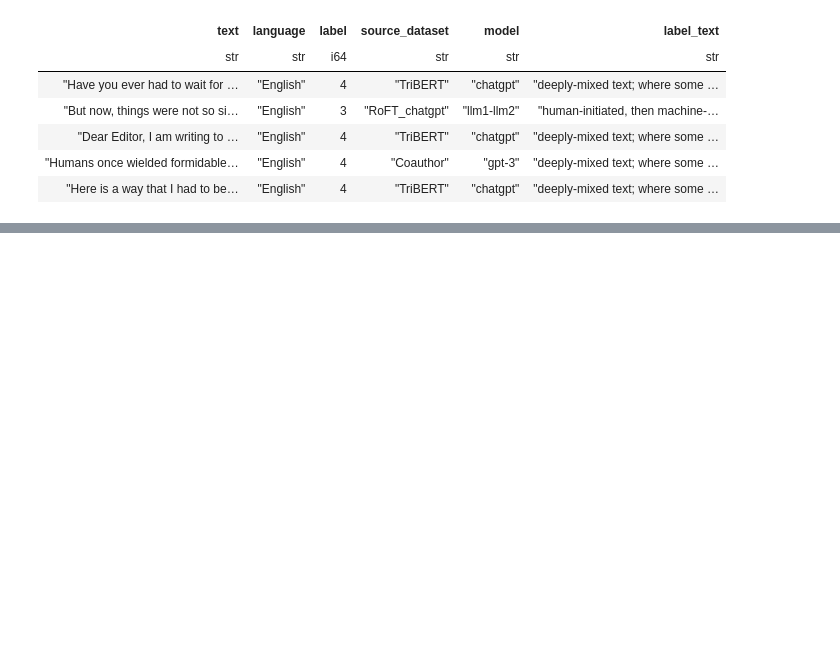
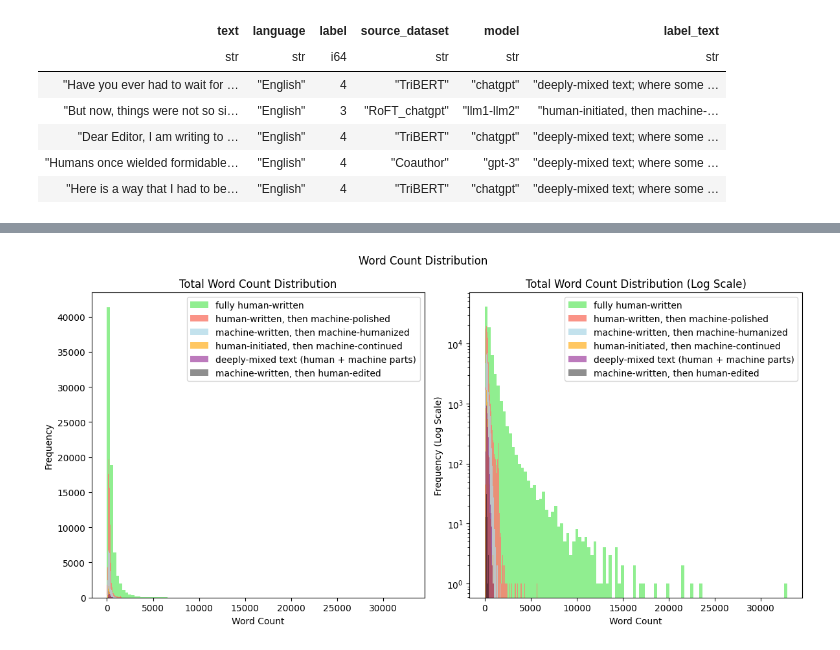
Before and after one commit to max-seeli/steely, a Jupyter notebook: src/steely/eda.ipynb, the cells around one changed output, grey strips where cells are left out. Drawn from its saved outputs; the diff is of its cells as text; code cells hidden in the pictures; blank space fills up the shorter version.

```diff
--- a/src/steely/eda.ipynb
+++ b/src/steely/eda.ipynb
@@ -189,0 +231,34 @@ shape: (5, 6)
+# %%
+word_counts = train_df["text"].str.split(" ").list
+word_counts = pl.DataFrame({
+    "total": word_counts.len(),
+    "unique": word_counts.n_unique(),
+})
+label_word_counts = word_counts.with_columns(train_df["label"])
+# %%
+colors = ["lightgreen", "salmon", "lightblue", "orange", "purple", "black"]
+# %%
+fig, axes = plt.subplots(1, 2, figsize=(12, 6))
+# Plot histogram of total word counts for each label
+for i, label in enumerate(labels):
+    axes[0].hist(label_word_counts.filter(pl.col("label") == i).select(pl.col("total")), bins=100, alpha=math.pow(0.85,i), label=labels[i], color=colors[i])
+axes[0].set_title("Total Word Count Distribution")
+axes[0].set_xlabel("Word Count")
+axes[0].set_ylabel("Frequency")
+axes[0].legend()
+# Plot histogram of total word counts for each label (log scale)
+#axes[1].hist(label_word_counts.filter(pl.col("label") == 0).select(pl.col("total")), bins=250, color="lightgreen", alpha=1, label="Human")
+#axes[1].hist(label_word_counts.filter(pl.col("label") == 1).select(pl.col("total")), bins=250, color="salmon", alpha=0.7, label="AI")
+for i, label in enumerate(labels):
+    axes[1].hist(label_word_counts.filter(pl.col("label") == i).select(pl.col("total")), bins=100, alpha=math.pow(0.85,i), label=labels[i], color=colors[i])
+axes[1].set_title("Total Word Count Distribution (Log Scale)")
+axes[1].set_xlabel("Word Count")
+axes[1].set_ylabel("Frequency (Log Scale)")
+axes[1].set_yscale("log")
+axes[1].legend()
+
+plt.suptitle("Word Count Distribution")
+plt.tight_layout()
+plt.show()
+# %% [output]
+[figure, added]
```
Also changed, not shown: parts of 15 cells of this notebook.
